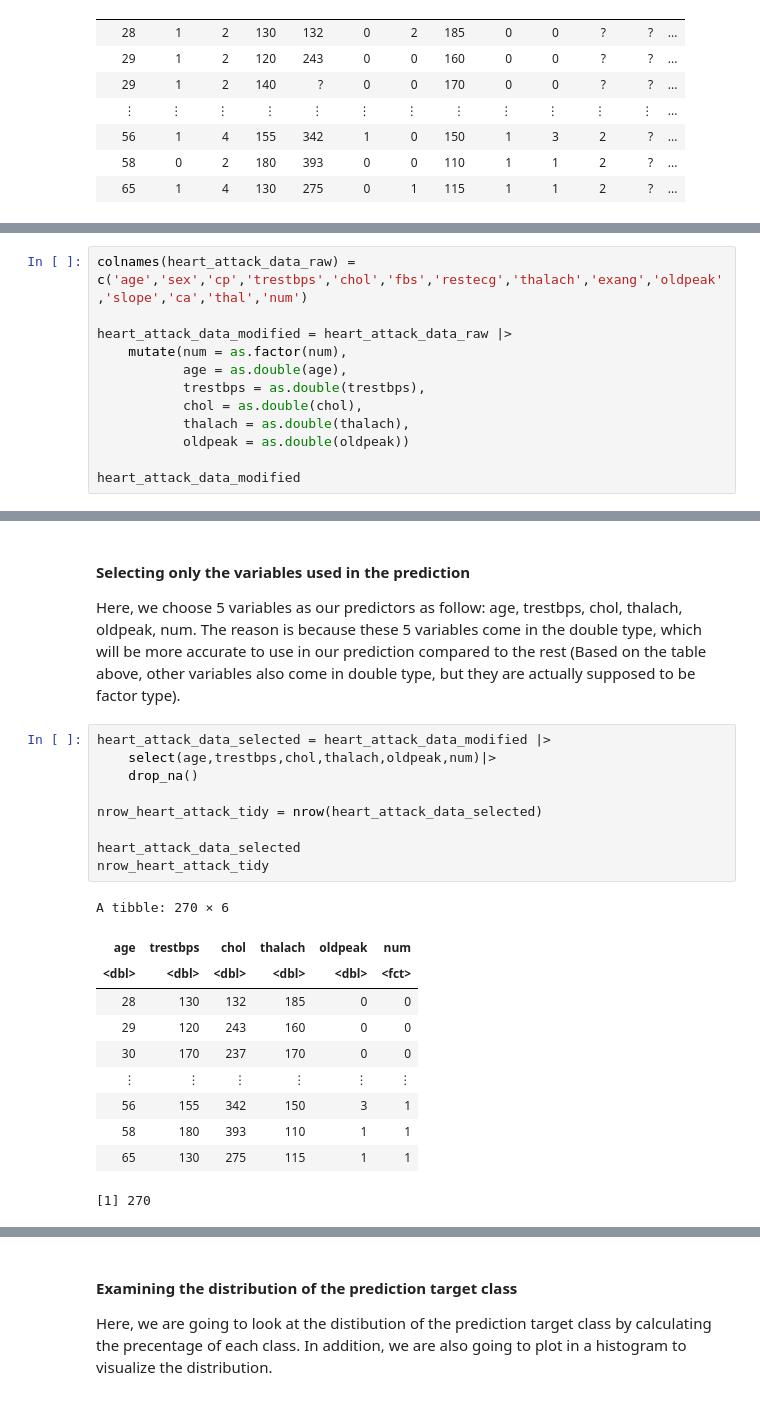
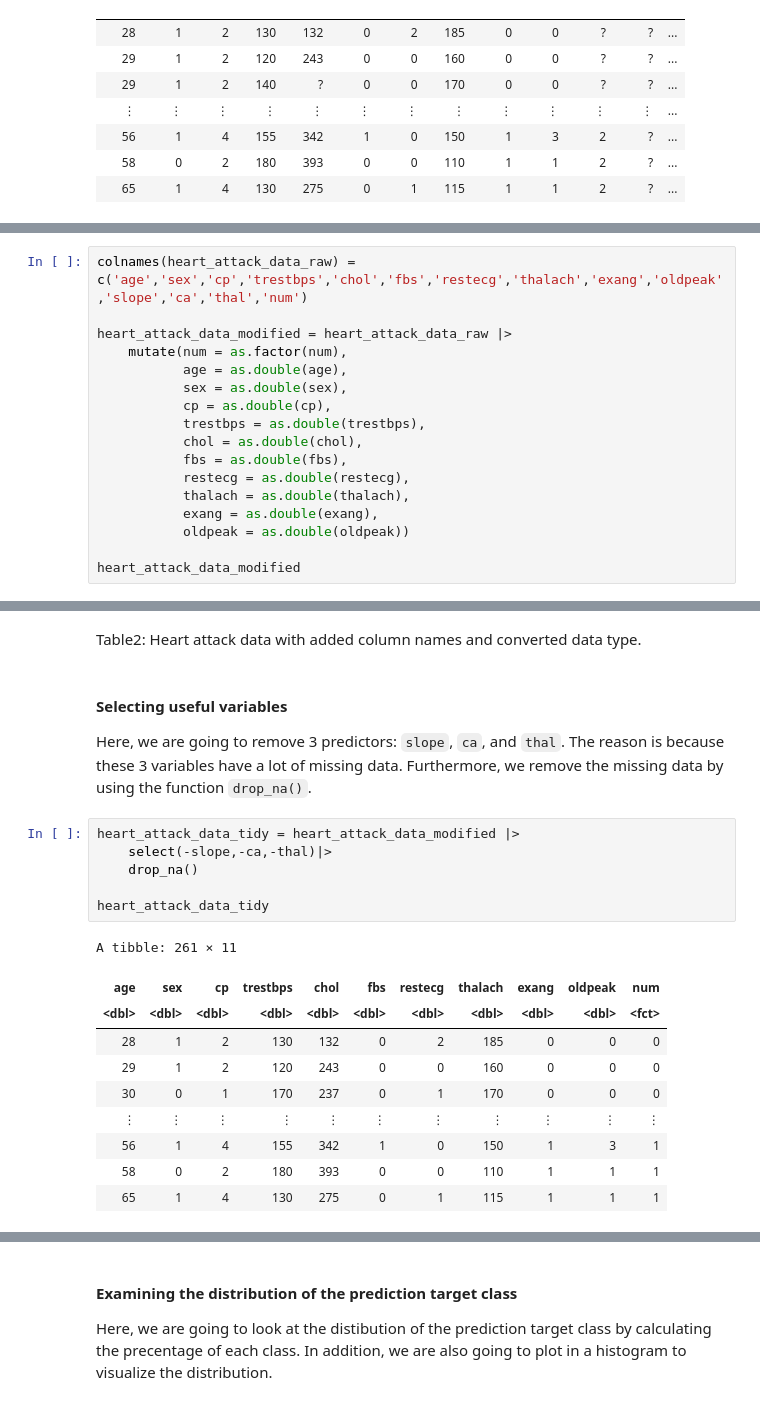
Before and after one commit to RichardAdhika22/heart_attack_prediction_knn, a Jupyter notebook: Group_project_report.ipynb, the cells around one changed output, grey strips where cells are left out. Drawn from its saved outputs; the diff is of its cells as text.

```diff
--- a/Group_project_report.ipynb
+++ b/Group_project_report.ipynb
@@ -53,9 +74,14 @@ colnames(heart_attack_data_raw) = c('age','sex','cp','trestbps','chol','fbs','re
 heart_attack_data_modified = heart_attack_data_raw |>
     mutate(num = as.factor(num),
            age = as.double(age),
+           sex = as.double(sex),
+           cp = as.double(cp),
            trestbps = as.double(trestbps),
            chol = as.double(chol),
+           fbs = as.double(fbs),
+           restecg = as.double(restecg),
            thalach = as.double(thalach),
+           exang = as.double(exang),
            oldpeak = as.double(oldpeak))
 
 heart_attack_data_modified
@@ -76,28 +108,26 @@ A tibble: 294 × 14
 | 56 | 1 | 4 | 155 | 342 | 1 | 0 | 150 | 1 | 3 | 2 | ? | ... |
 | 58 | 0 | 2 | 180 | 393 | 0 | 0 | 110 | 1 | 1 | 2 | ? | ... |
 | 65 | 1 | 4 | 130 | 275 | 0 | 1 | 115 | 1 | 1 | 2 | ? | ... |
+# %% [markdown]
+Table2: Heart attack data with added column names and converted data type.
 # %% [markdown]
-#### Selecting only the variables used in the prediction
+#### Selecting useful variables
 
-Here, we choose 5 variables as our predictors as follow: age, trestbps, chol, thalach, oldpeak, num. The reason is because these 5 variables come in the double type, which will be more accurate to use in our prediction compared to the rest (Based on the table above, other variables also come in double type, but they are actually supposed to be factor type).
+Here, we are going to remove 3 predictors: `slope`, `ca`, and `thal`. The reason is because these 3 variables have a lot of missing data. Furthermore, we remove the missing data by using the function `drop_na()`.
 # %%
-heart_attack_data_selected = heart_attack_data_modified |>
-    select(age,trestbps,chol,thalach,oldpeak,num)|>
+heart_attack_data_tidy = heart_attack_data_modified |>
+    select(-slope,-ca,-thal)|>
     drop_na()
 
-nrow_heart_attack_tidy = nrow(heart_attack_data_selected)
-
-heart_attack_data_selected
-nrow_heart_attack_tidy
+heart_attack_data_tidy
 # %% [output]
-A tibble: 270 × 6
+A tibble: 261 × 11
-| age | trestbps | chol | thalach | oldpeak | num |
-| <dbl> | <dbl> | <dbl> | <dbl> | <dbl> | <fct> |
-| 28 | 130 | 132 | 185 | 0 | 0 |
-| 29 | 120 | 243 | 160 | 0 | 0 |
-| 30 | 170 | 237 | 170 | 0 | 0 |
-| ⋮ | ⋮ | ⋮ | ⋮ | ⋮ | ⋮ |
-| 56 | 155 | 342 | 150 | 3 | 1 |
-| 58 | 180 | 393 | 110 | 1 | 1 |
-| 65 | 130 | 275 | 115 | 1 | 1 |
+| age | sex | cp | trestbps | chol | fbs | restecg | thalach | exang | oldpeak | num |
+| <dbl> | <dbl> | <dbl> | <dbl> | <dbl> | <dbl> | <dbl> | <dbl> | <dbl> | <dbl> | <fct> |
+| 28 | 1 | 2 | 130 | 132 | 0 | 2 | 185 | 0 | 0 | 0 |
+| 29 | 1 | 2 | 120 | 243 | 0 | 0 | 160 | 0 | 0 | 0 |
+| 30 | 0 | 1 | 170 | 237 | 0 | 1 | 170 | 0 | 0 | 0 |
+| ⋮ | ⋮ | ⋮ | ⋮ | ⋮ | ⋮ | ⋮ | ⋮ | ⋮ | ⋮ | ⋮ |
+| 56 | 1 | 4 | 155 | 342 | 1 | 0 | 150 | 1 | 3 | 1 |
+| 58 | 0 | 2 | 180 | 393 | 0 | 0 | 110 | 1 | 1 | 1 |
+| 65 | 1 | 4 | 130 | 275 | 0 | 1 | 115 | 1 | 1 | 1 |
-[1] 270
```
Also changed, not shown: parts of 60 cells of this notebook.
